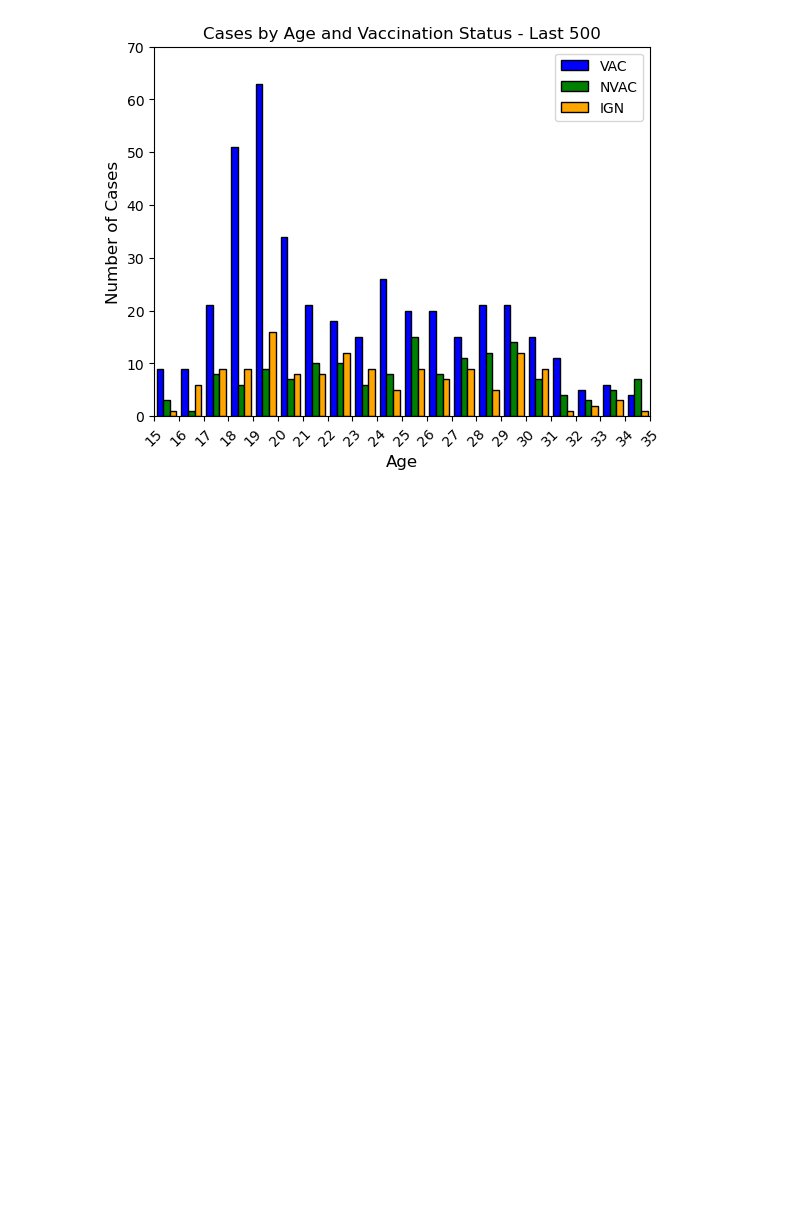
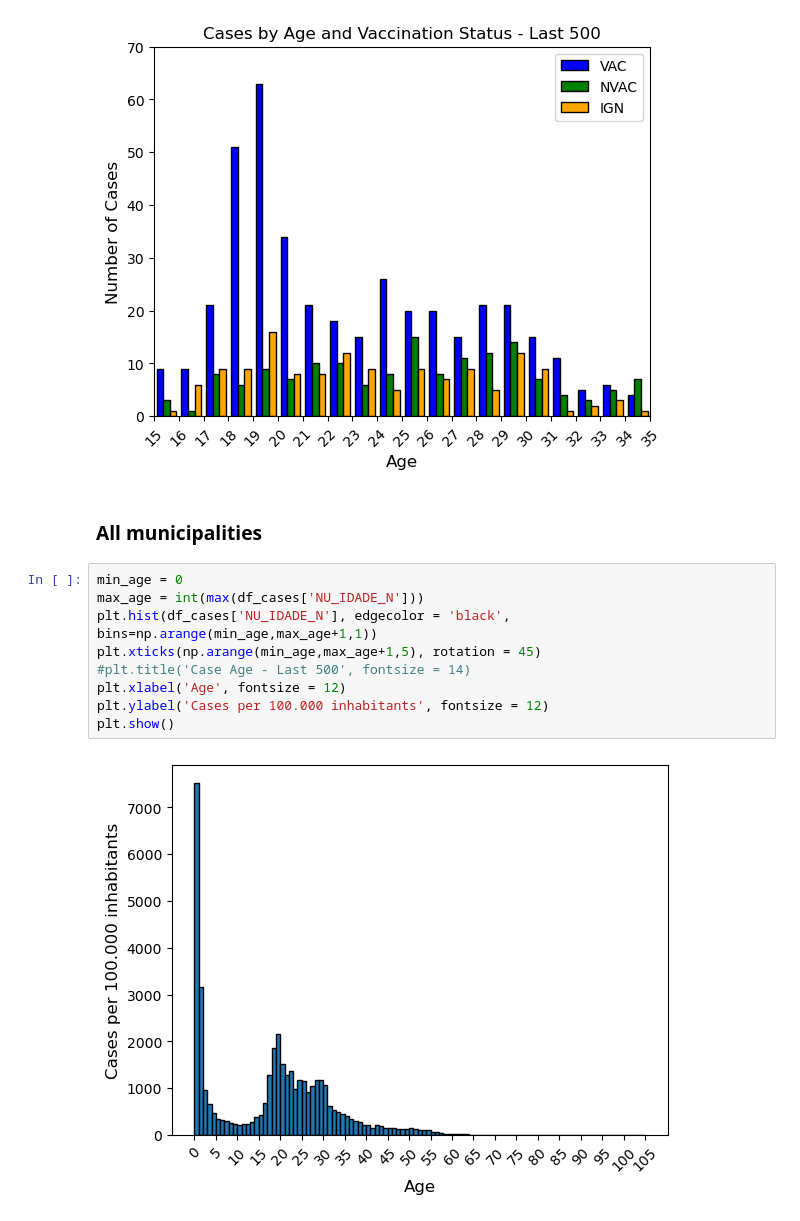
Before and after one commit to denisecammarota/measles-BR, a Jupyter notebook: Notebooks/Age_Vaccine_Small_Municipalities.ipynb, the cells around one changed output. Saved outputs shown, nothing was run; the diff lists cells and outputs as text; blank space fills up the shorter version.

```diff
--- a/Notebooks/Age_Vaccine_Small_Municipalities.ipynb
+++ b/Notebooks/Age_Vaccine_Small_Municipalities.ipynb
@@ -197,3 +197,16 @@ plt.legend()
 plt.show()
 # %% [output]
 [figure]
+# %% [markdown]
+### All municipalities
+# %%
+min_age = 0
+max_age = int(max(df_cases['NU_IDADE_N']))
+plt.hist(df_cases['NU_IDADE_N'], edgecolor = 'black', bins=np.arange(min_age,max_age+1,1))
+plt.xticks(np.arange(min_age,max_age+1,5), rotation = 45)
+#plt.title('Case Age - Last 500', fontsize = 14)
+plt.xlabel('Age', fontsize = 12)
+plt.ylabel('Cases per 100.000 inhabitants', fontsize = 12)
+plt.show()
+# %% [output]
+[figure, added]
```
Also changed, not shown: 5 other files.
